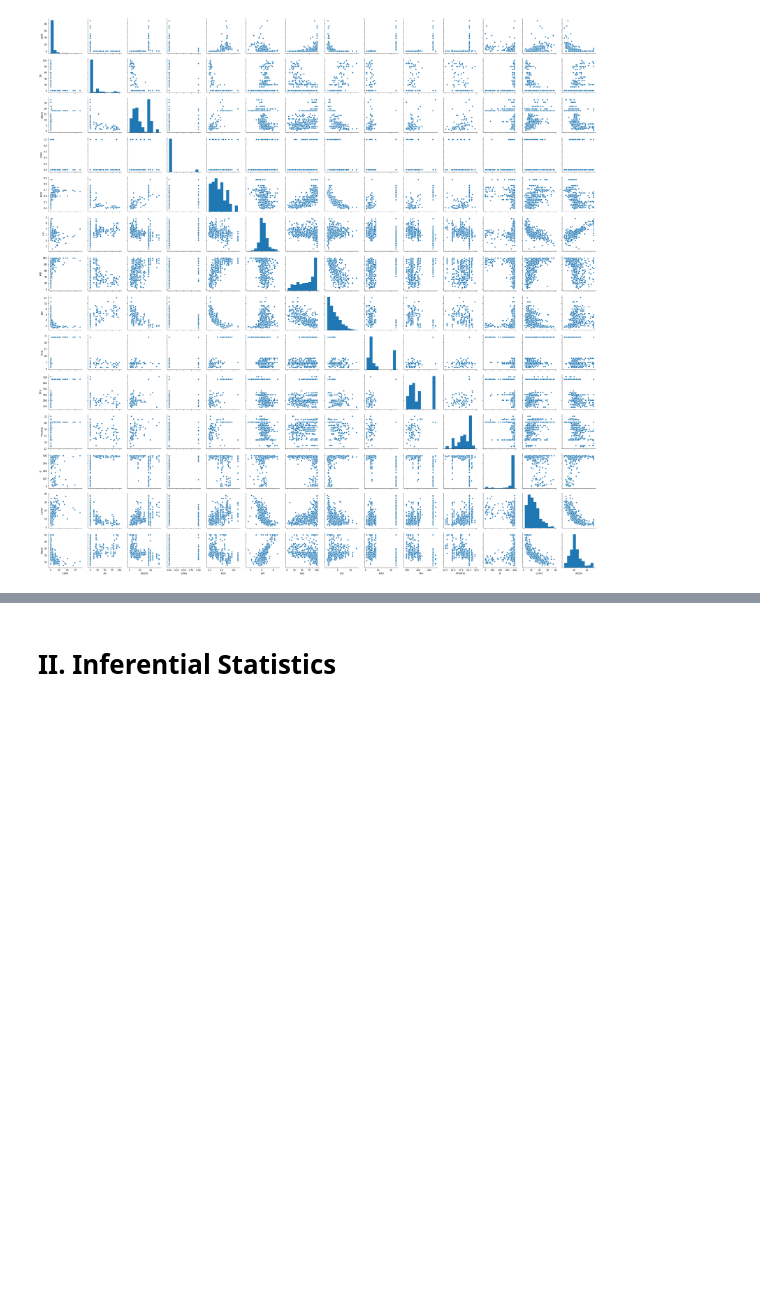
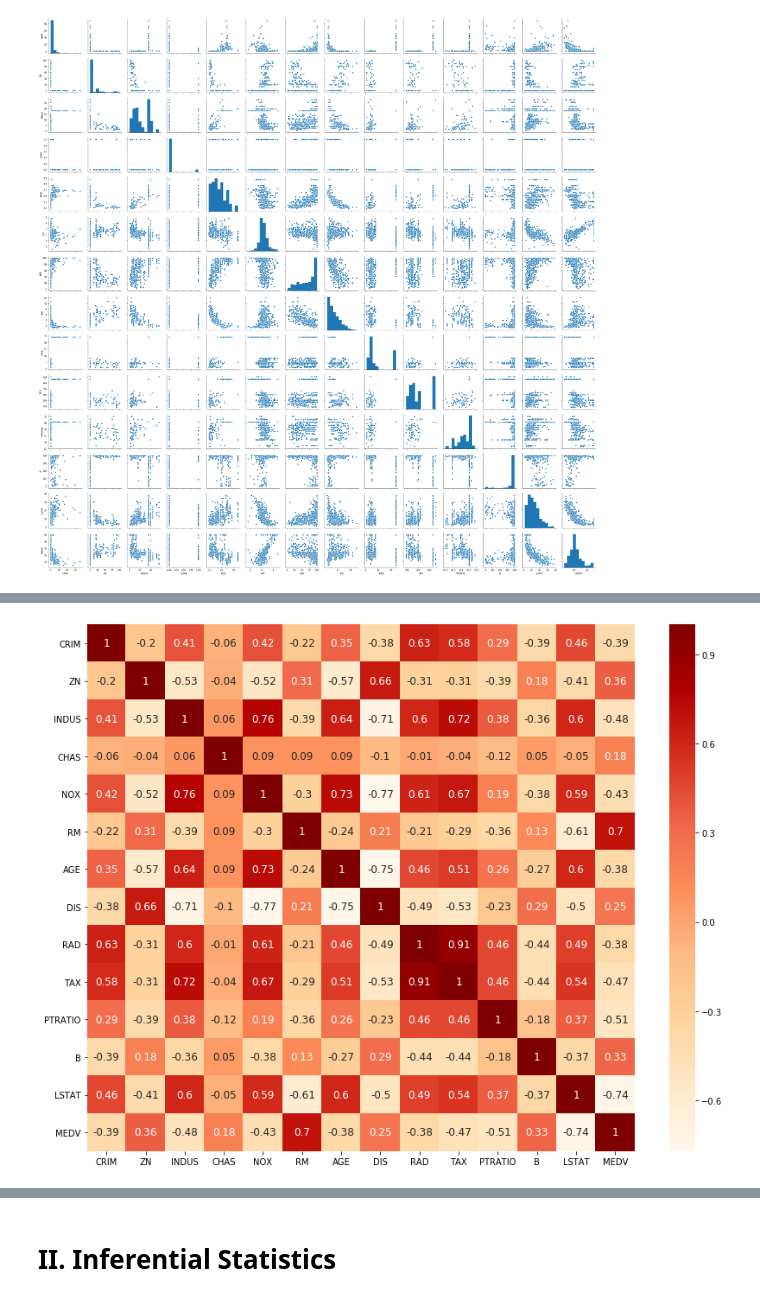
Before and after one commit to RitRa/MachineLearning-project, a Jupyter notebook: Machine Learning and Statistics Project 2019.ipynb, the cells around one changed output, grey strips where cells are left out. Saved outputs shown, nothing was run; the diff lists cells and outputs as text; code cells hidden in the pictures; blank space fills up the shorter version.

```diff
--- a/Project.ipynb
+++ b/Machine Learning and Statistics Project 2019.ipynb
@@ -161,0 +156,8 @@ plt.savefig('plots/boston-housing-corr.png', bbox_inches='tight', dpi=300)
+# %%
+plt.figure(figsize=(12, 9))
+cmap=sns.cubehelix_palette(50, light=0.95, dark=0.15)
+sns.heatmap(data=boston.corr().round(2), cmap='OrRd', annot=True, annot_kws={"size":12})
+plt.tight_layout()
+plt.show()
+# %% [output]
+[figure, added]
```
Also changed, not shown: parts of 26 cells of this notebook, 1 other file.
